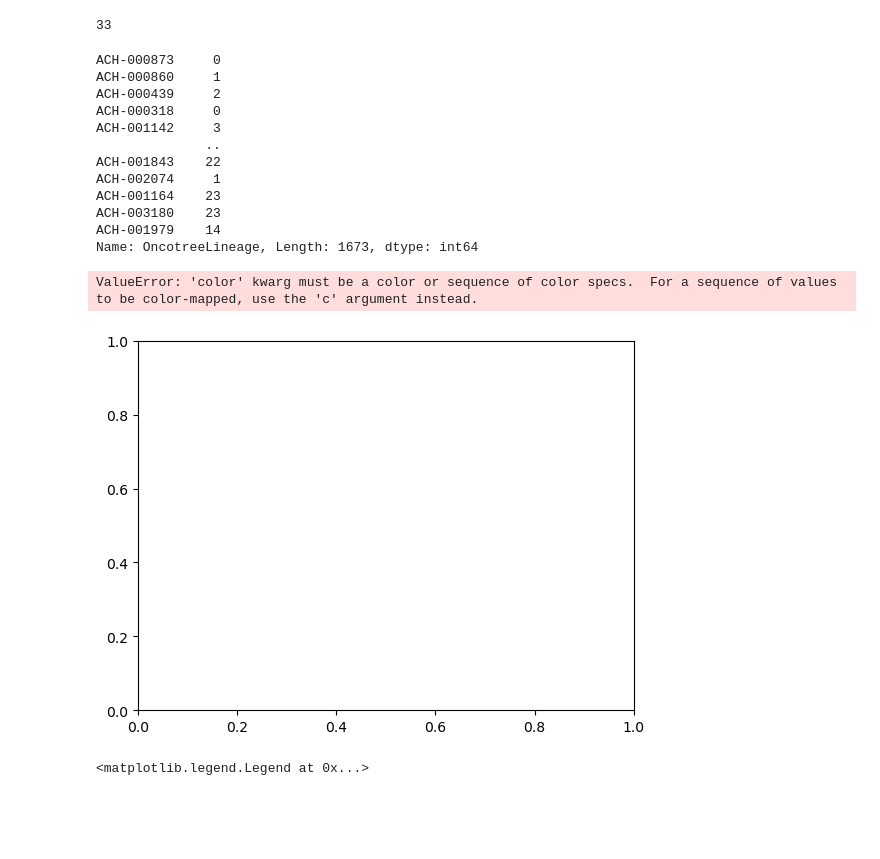
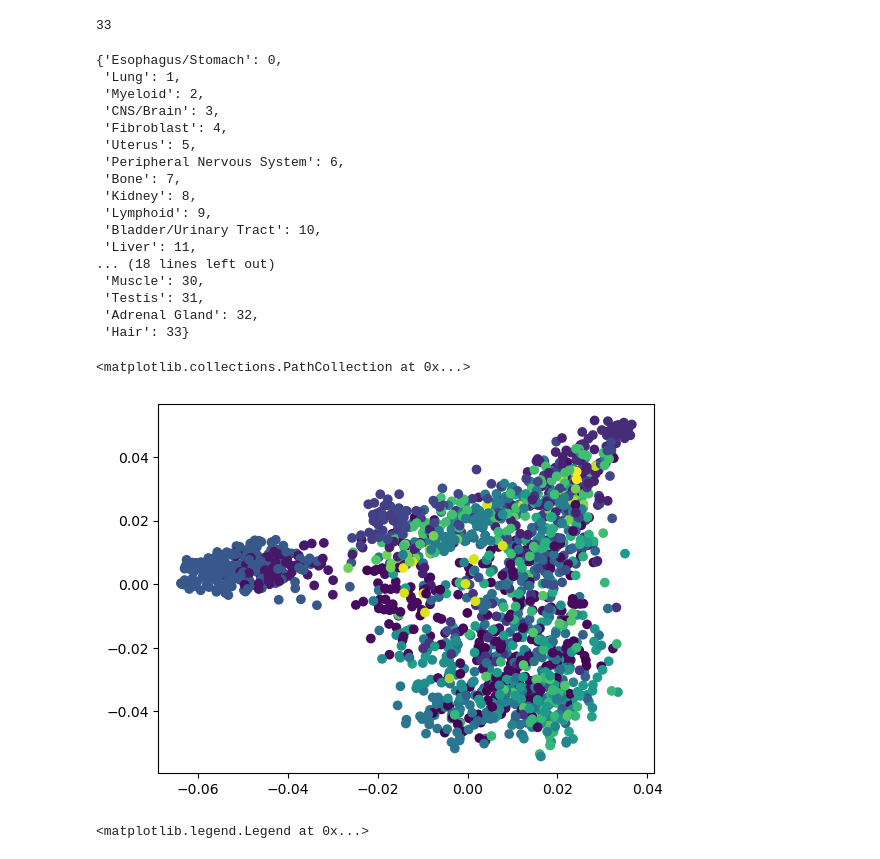
Before and after one commit to kparker-2/bootcamp-11, a Jupyter notebook: Plotting_Wed_afternoon.ipynb, the cells around one changed output. Cells and saved outputs as stored; diff of their text form; code cells hidden in the pictures; blank space fills up the shorter version.

```diff
--- a/Plotting_Wed_afternoon.ipynb
+++ b/Plotting_Wed_afternoon.ipynb
@@ -266,30 +266,32 @@ pca_df["OncotreeLineage"].nunique()
 # we'll use a dictionary comprehension
 
 color_map = {lineage: i for i, lineage in enumerate(pca_df["OncotreeLineage"].unique())}
-
-# missed this code
-color_map = pca_df["OncotreeLineage"].map(color_map)
 # %%
 color_map
 # %% [output]
-ACH-000873     0
-ACH-000860     1
-ACH-000439     2
-ACH-000318     0
-ACH-001142     3
-              ..
-ACH-001843    22
-ACH-002074     1
-ACH-001164    23
-ACH-003180    23
-ACH-001979    14
-Name: OncotreeLineage, Length: 1673, dtype: int64
+{'Esophagus/Stomach': 0,
+ 'Lung': 1,
+ 'Myeloid': 2,
+ 'CNS/Brain': 3,
+ 'Fibroblast': 4,
+ 'Uterus': 5,
+ 'Peripheral Nervous System': 6,
+ 'Bone': 7,
+ 'Kidney': 8,
+ 'Lymphoid': 9,
+ 'Bladder/Urinary Tract': 10,
+ 'Liver': 11,
+... (18 lines left out)
+ 'Muscle': 30,
+ 'Testis': 31,
+ 'Adrenal Gland': 32,
+ 'Hair': 33}
 # %%
 plt.scatter(pca_df["comp_0"], pca_df["comp_1"],
-            color=pca_df["OncotreeLineage"].map(color_map)) #can provide list of colors that are the same length as x and y
+            c=pca_df["OncotreeLineage"].map(color_map)) #can provide list of colors that are the same length as x and y
 # %% [output]
-ValueError: 'color' kwarg must be a color or sequence of color specs.  For a sequence of values to be color-mapped, use the 'c' argument instead.
+<matplotlib.collections.PathCollection at 0x...>
-[figure, old version]
+[figure, new version]
 # %%
 # focus on brain only, then look at scatter plot
 
```
